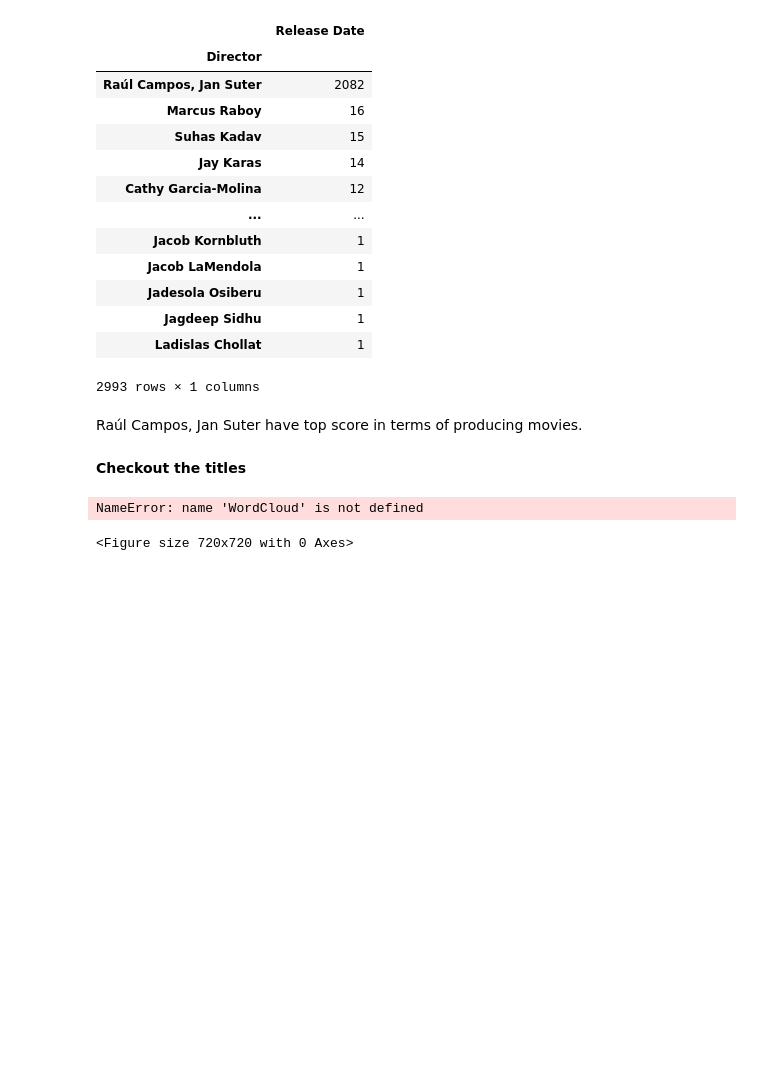
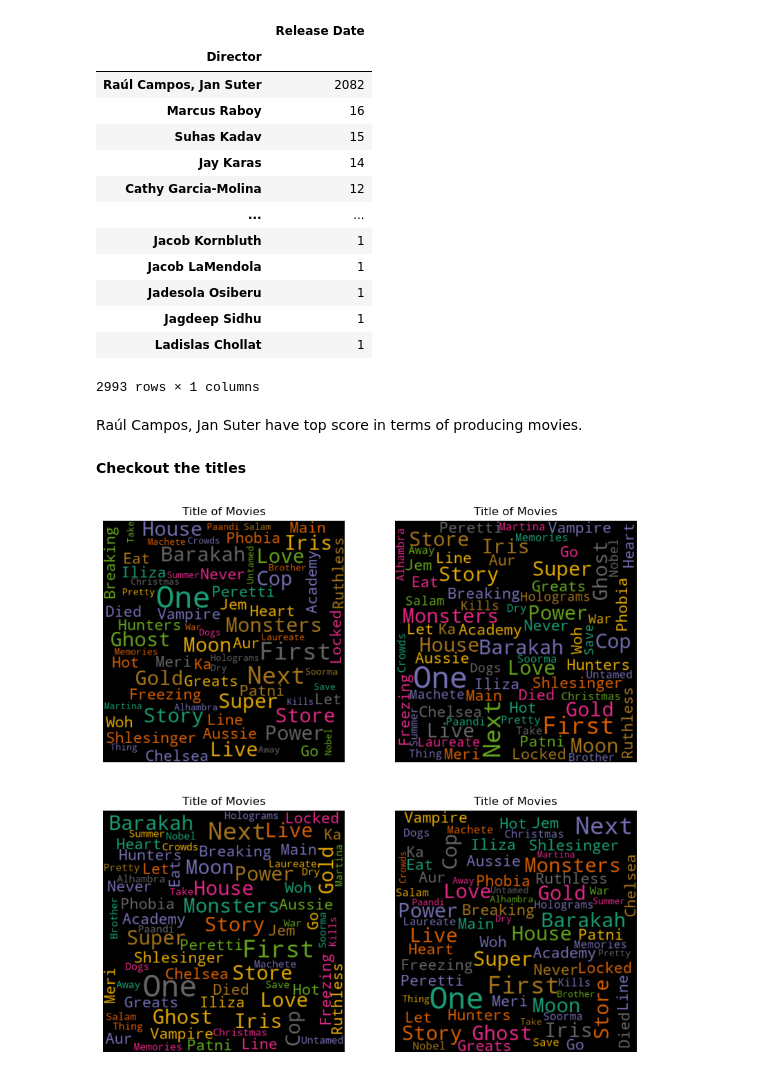
Before and after one commit to danielpurwo/netflix-early-2021-movies-and-titles-EDA, a Jupyter notebook: Netfilx Movies and TV Shows early 2021 EDA.ipynb, the cells around one changed output. Drawn from its saved outputs; the diff is of its cells as text; code cells hidden in the pictures; blank space fills up the shorter version.

Commit message:
fix wordcloud : libary & output graph

```diff
--- a/Netfilx Movies and TV Shows early 2021 EDA.ipynb
+++ b/Netfilx Movies and TV Shows early 2021 EDA.ipynb
@@ -354,16 +345,31 @@ Raúl Campos, Jan Suter have top score in terms of producing movies.
 
 **Checkout the titles**
 # %%
-Titles = (sample['Title']).values
+#Titles = (sample['Title']).values
+#Title = " ".join(i for i in Titles)
+#fig = plt.figure(figsize=(10, 10))
+#for i in range(4):
+#    wordcloud = WordCloud(width=1000, height=1000, max_font_size=50,
+#                         max_words=70, colormap="Dark2"). generate(Title).generate(Title)
+#    plt.subplot(2,2, i+1)
+#    plt.title('Title of Movies')
+#    plt.imshow(wordcloud, interpolation='bilinear')
+#    plt.axis("off")
+
+
+Titles = sample['Title'].values
 Title = " ".join(i for i in Titles)
+
 fig = plt.figure(figsize=(10, 10))
+
 for i in range(4):
     wordcloud = WordCloud(width=400, height=400, max_font_size=50,
-                         max_words=70, colormap="Dark2"). generate(Title).generate(Title)
-    plt.subplot(2,2, i+1)
+                          max_words=70, colormap="Dark2").generate(Title)
+    plt.subplot(2, 2, i+1)
     plt.title('Title of Movies')
     plt.imshow(wordcloud, interpolation='bilinear')
     plt.axis("off")
+
+plt.show()
 # %% [output]
-NameError: name 'WordCloud' is not defined
-<Figure size 720x720 with 0 Axes>
+[figure, added]
```
Also changed, not shown: parts of 13 cells of this notebook.
